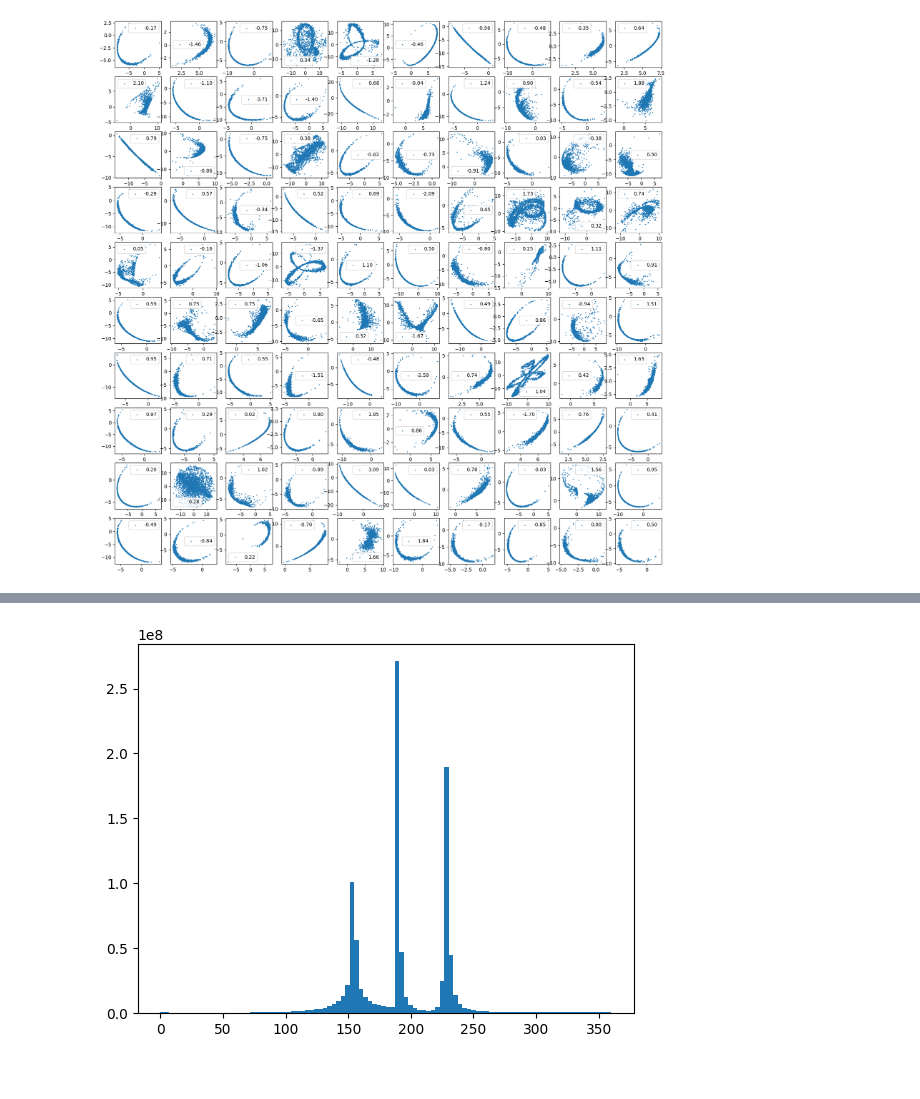
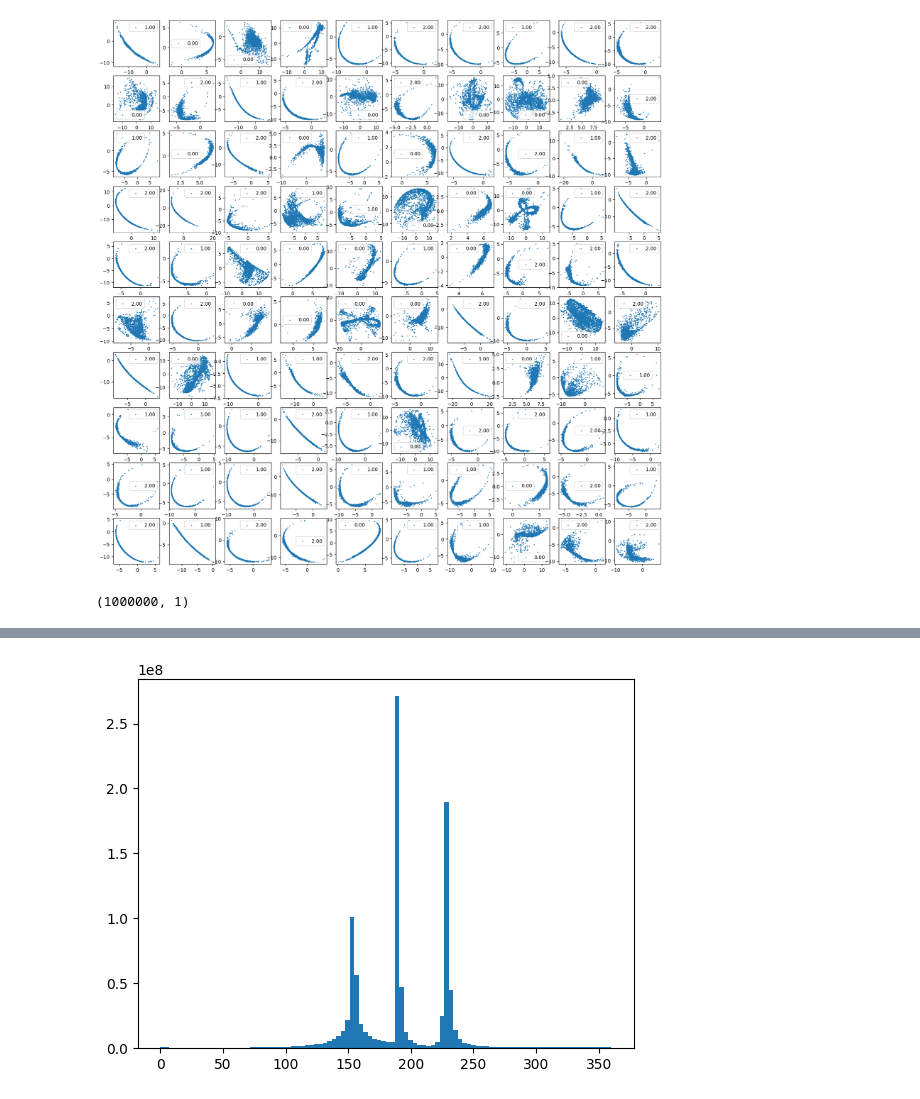
Before and after one commit to vepe99/diffusion-experiments, a Jupyter notebook: case_study5/project_stream/notebooks/visualize_stream.ipynb, the cells around one changed output, grey strips where cells are left out. Drawn from its saved outputs; the diff is of its cells as text; code cells hidden in the pictures.

```diff
--- a/case_study5/project_stream/notebooks/visualize_stream.ipynb
+++ b/case_study5/project_stream/notebooks/visualize_stream.ipynb
@@ -4,14 +4,18 @@ import matplotlib.pyplot as plt
 # %%
 fig = plt.figure(figsize=(20, 20))
 for idx, i in enumerate(range(300, 400)):
-    data = np.load(f'../data/streams/data_streamax/simulation_{i}.npz')
+    data = np.load(f'../data/streams/data_streamax/data_streamax_1/simulation_{i}.npz')
     sim_data = data['sim_data_carthesian']
 
     ax = fig.add_subplot(10, 10, idx+1)
     ax.scatter(sim_data[:, 0], sim_data[:, 1], s=1, label=f"{data['j'][0]:.2f}")
     # ax.set_xlim(-20, 20)
     # ax.set_ylim(-20, 20)
     ax.legend()
 # %% [output]
-[figure, old version]
+[figure, new version]
+# %%
+data['j'].shape
+# %% [output]
+(1000000, 1)
 # %%
```
Also changed, not shown: parts of 2 cells of this notebook, 1 other file.
